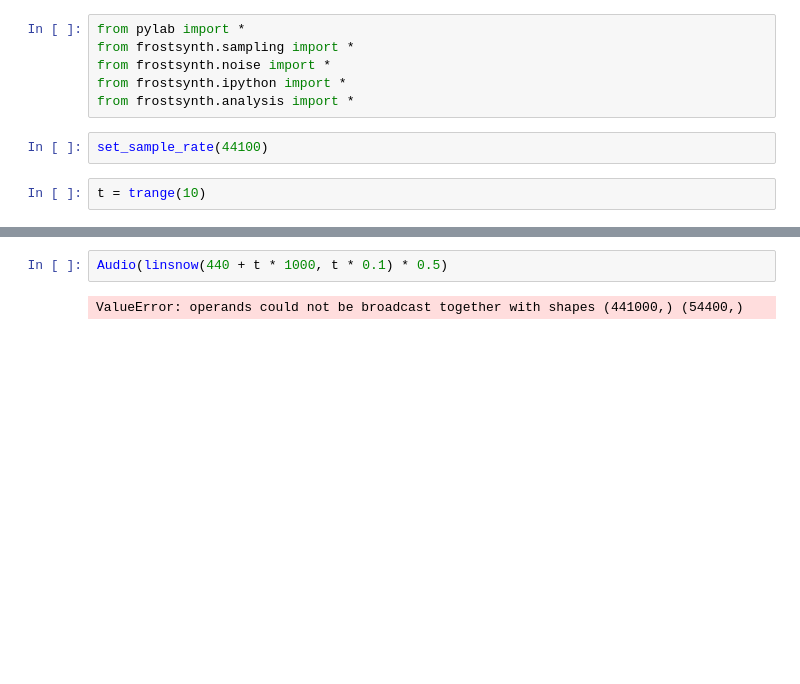
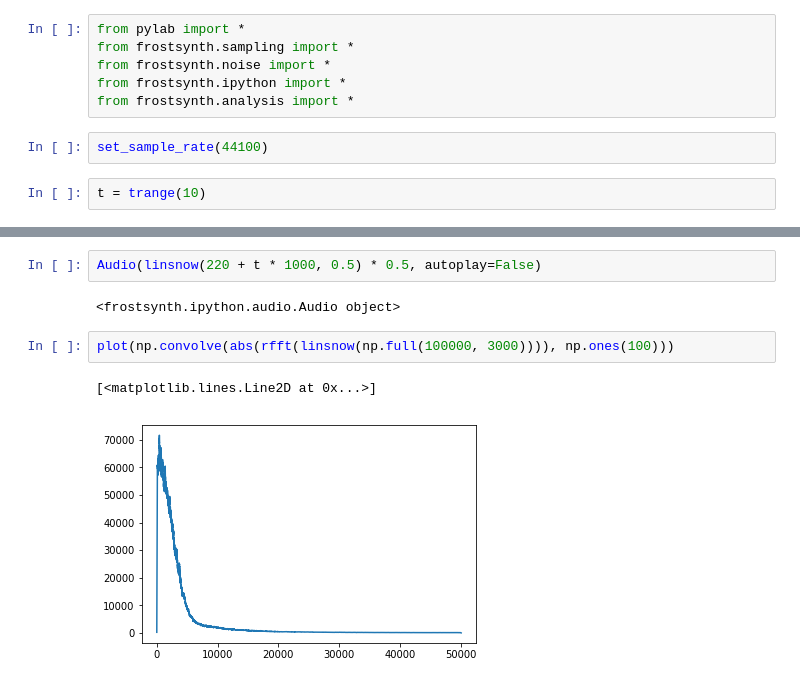
Before and after one commit to frostburn/frostsynth2, a Jupyter notebook: Noise.ipynb, the cells around one changed output, grey strips where cells are left out. Saved outputs shown, nothing was run; the diff lists cells and outputs as text; blank space fills up the shorter version.

Commit message:
Reduce linsnow lattice resonance

```diff
--- a/Noise.ipynb
+++ b/Noise.ipynb
@@ -16,4 +16,9 @@ plot(t, linsnow(t + 2))
 # %%
-Audio(linsnow(440 + t * 1000, t * 0.1) * 0.5)
+Audio(linsnow(220 + t * 1000, 0.5) * 0.5, autoplay=False)
 # %% [output]
-ValueError: operands could not be broadcast together with shapes (441000,) (54400,)
+<frostsynth.ipython.audio.Audio object>
+# %%
+plot(np.convolve(abs(rfft(linsnow(np.full(100000, 3000)))), np.ones(100)))
+# %% [output]
+[<matplotlib.lines.Line2D at 0x...>]
+[figure, added]
```
Also changed, not shown: parts of 1 cell of this notebook, 1 other file.
